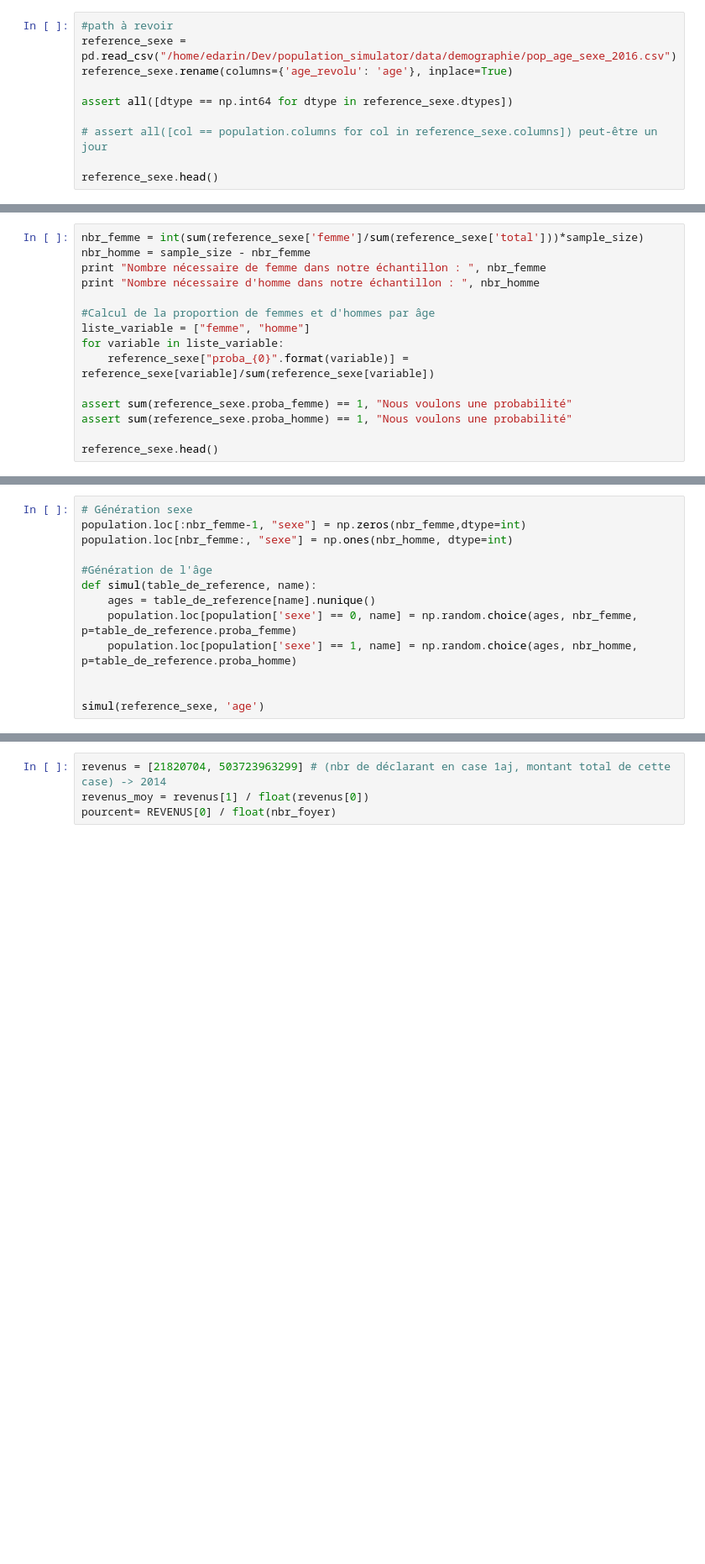
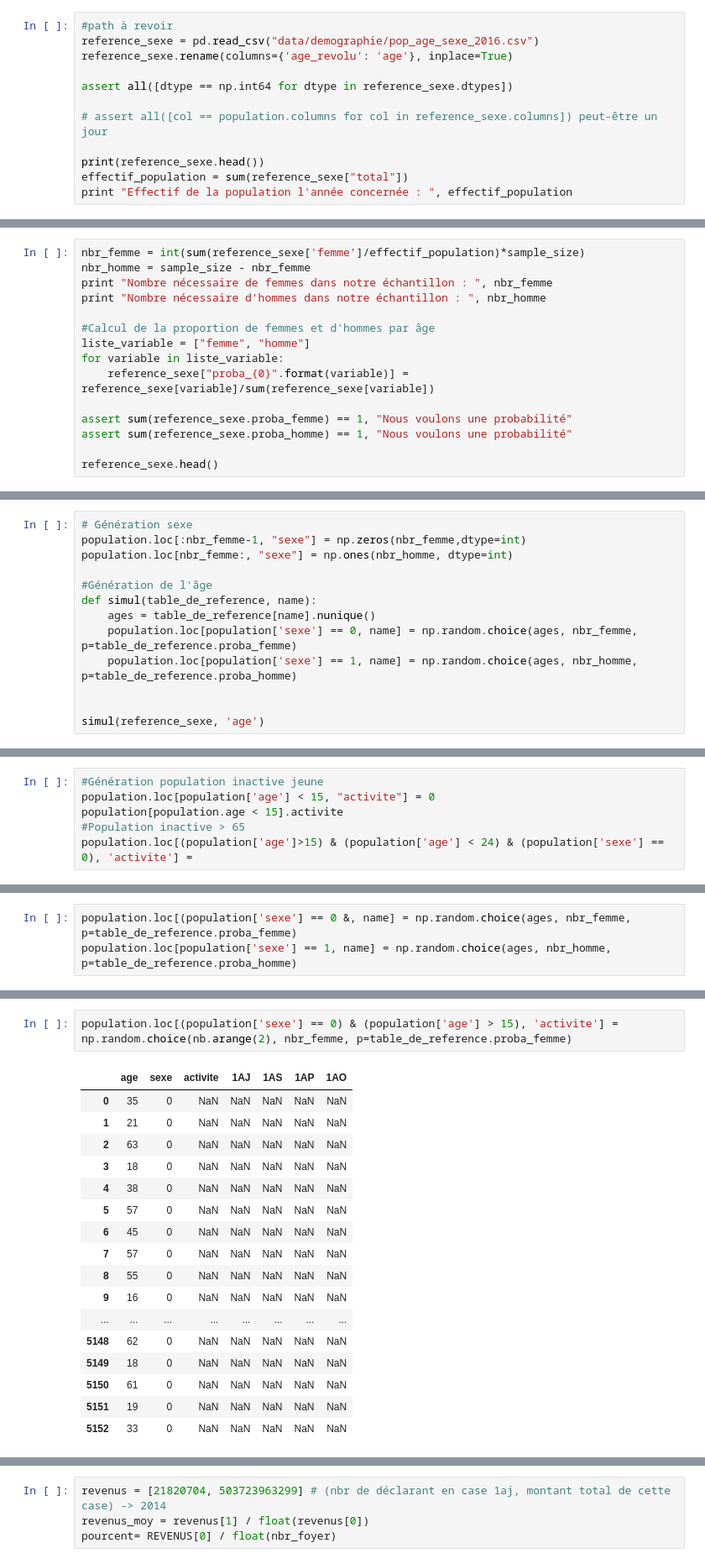
Before and after one commit to edarin/population_simulator, a Jupyter notebook: src/Simulation_brute.ipynb, the cells around one changed output, grey strips where cells are left out. Shown at 84% size. Cells and saved outputs as stored; diff of their text form; blank space fills up the shorter version.

```diff
--- a/src/Simulation_brute.ipynb
+++ b/src/Simulation_brute.ipynb
@@ -29,12 +27,14 @@ Issu de données INSEE 2016
 À noter : âge = 100 correspond à 100 et plus
 # %%
 #path à revoir
-reference_sexe = pd.read_csv("/home/edarin/Dev/population_simulator/data/demographie/pop_age_sexe_2016.csv")
+reference_sexe = pd.read_csv("data/demographie/pop_age_sexe_2016.csv")
 reference_sexe.rename(columns={'age_revolu': 'age'}, inplace=True)
 
 assert all([dtype == np.int64 for dtype in reference_sexe.dtypes])
 
 # assert all([col == population.columns for col in reference_sexe.columns]) peut-être un jour
 
-reference_sexe.head()
+print(reference_sexe.head())
+effectif_population = sum(reference_sexe["total"])
+print "Effectif de la population l'année concernée : ", effectif_population
 # %% [output]
@@ -47,8 +48,8 @@ reference_sexe.head()
 # %%
-nbr_femme = int(sum(reference_sexe['femme']/sum(reference_sexe['total']))*sample_size)
+nbr_femme = int(sum(reference_sexe['femme']/effectif_population)*sample_size)
 nbr_homme = sample_size - nbr_femme
-print "Nombre nécessaire de femme dans notre échantillon : ", nbr_femme
-print "Nombre nécessaire d'homme dans notre échantillon : ", nbr_homme
+print "Nombre nécessaire de femmes dans notre échantillon : ", nbr_femme
+print "Nombre nécessaire d'hommes dans notre échantillon : ", nbr_homme
 
 #Calcul de la proportion de femmes et d'hommes par âge
 liste_variable = ["femme", "homme"]
@@ -135,0 +231,6 @@ dtype: float64
+# %%
+#Génération population inactive jeune
+population.loc[population['age'] < 15, "activite"] = 0
+population[population.age < 15].activite
+#Population inactive > 65
+population.loc[(population['age']>15) & (population['age'] < 24) & (population['sexe'] == 0), 'activite'] =
@@ -135,0 +293,3 @@ dtype: float64
+# %%
+population.loc[(population['sexe'] == 0 &, name] = np.random.choice(ages, nbr_femme, p=table_de_reference.proba_femme)
+population.loc[population['sexe'] == 1, name] = np.random.choice(ages, nbr_homme, p=table_de_reference.proba_homme)
@@ -135,0 +298,20 @@ dtype: float64
+# %%
+population.loc[(population['sexe'] == 0) & (population['age'] > 15), 'activite'] = np.random.choice(nb.arange(2), nbr_femme, p=table_de_reference.proba_femme)
+# %% [output]
+|  | age | sexe | activite | 1AJ | 1AS | 1AP | 1AO |
+| 0 | 35 | 0 | NaN | NaN | NaN | NaN | NaN |
+| 1 | 21 | 0 | NaN | NaN | NaN | NaN | NaN |
+| 2 | 63 | 0 | NaN | NaN | NaN | NaN | NaN |
+| 3 | 18 | 0 | NaN | NaN | NaN | NaN | NaN |
+| 4 | 38 | 0 | NaN | NaN | NaN | NaN | NaN |
+| 5 | 57 | 0 | NaN | NaN | NaN | NaN | NaN |
+| 6 | 45 | 0 | NaN | NaN | NaN | NaN | NaN |
+| 7 | 57 | 0 | NaN | NaN | NaN | NaN | NaN |
+| 8 | 55 | 0 | NaN | NaN | NaN | NaN | NaN |
+| 9 | 16 | 0 | NaN | NaN | NaN | NaN | NaN |
+| ... | ... | ... | ... | ... | ... | ... | ... |
+| 5148 | 62 | 0 | NaN | NaN | NaN | NaN | NaN |
+| 5149 | 18 | 0 | NaN | NaN | NaN | NaN | NaN |
+| 5150 | 61 | 0 | NaN | NaN | NaN | NaN | NaN |
+| 5151 | 19 | 0 | NaN | NaN | NaN | NaN | NaN |
+| 5152 | 33 | 0 | NaN | NaN | NaN | NaN | NaN |
```
Also changed, not shown: parts of 20 cells of this notebook.
